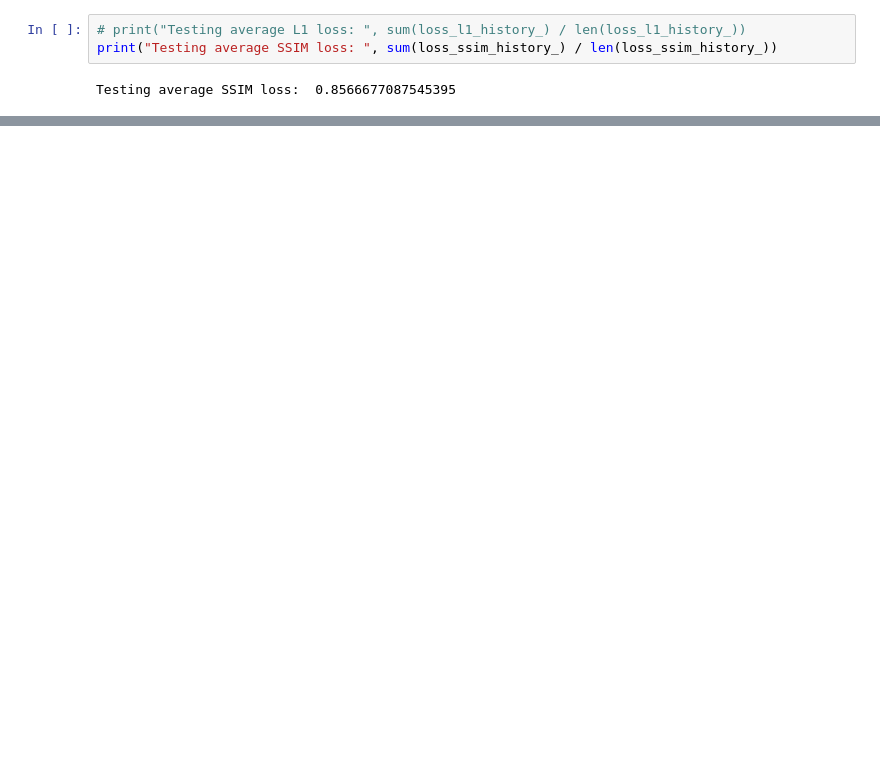
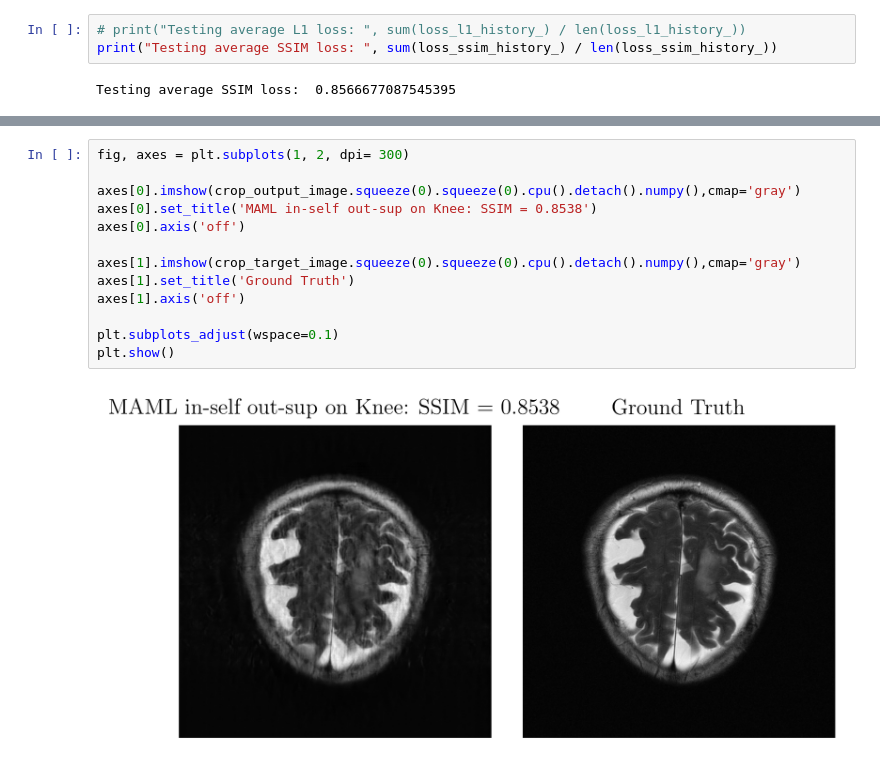
Before and after one commit to ChengYan97/metaMRI, a Jupyter notebook: run_fastMRI/E12.3_noTTT.ipynb, the cells around one changed output, grey strips where cells are left out. Drawn from its saved outputs; the diff is of its cells as text; blank space fills up the shorter version.

```diff
--- a/run_fastMRI/E12.3_noTTT.ipynb
+++ b/run_fastMRI/E12.3_noTTT.ipynb
@@ -287,0 +223,15 @@ binary background  mask
+# %%
+fig, axes = plt.subplots(1, 2, dpi= 300)
+
+axes[0].imshow(crop_output_image.squeeze(0).squeeze(0).cpu().detach().numpy(),cmap='gray')
+axes[0].set_title('MAML in-self out-sup on Knee: SSIM = 0.8538')
+axes[0].axis('off')
+
+axes[1].imshow(crop_target_image.squeeze(0).squeeze(0).cpu().detach().numpy(),cmap='gray')
+axes[1].set_title('Ground Truth')
+axes[1].axis('off')
+
+plt.subplots_adjust(wspace=0.1)
+plt.show()
+# %% [output]
+[figure, added]
```
Also changed, not shown: parts of 13 cells of this notebook, 8 other files.
